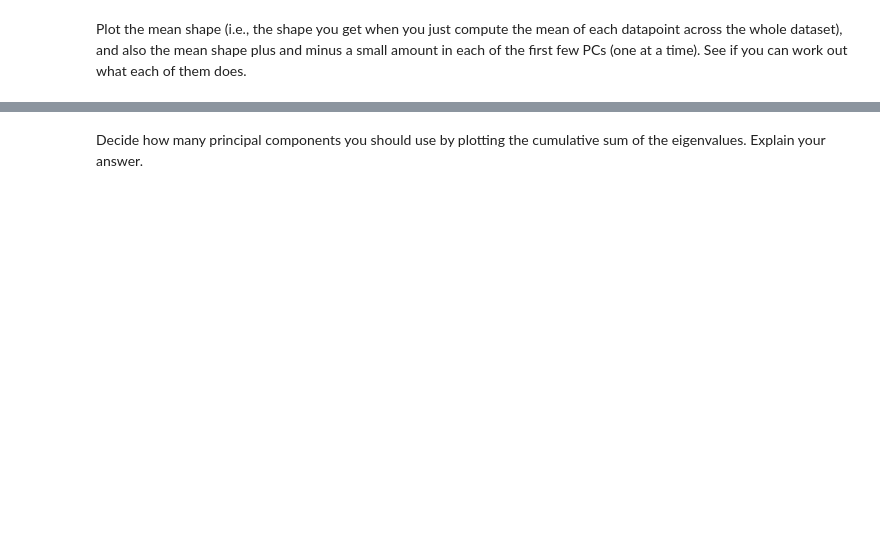
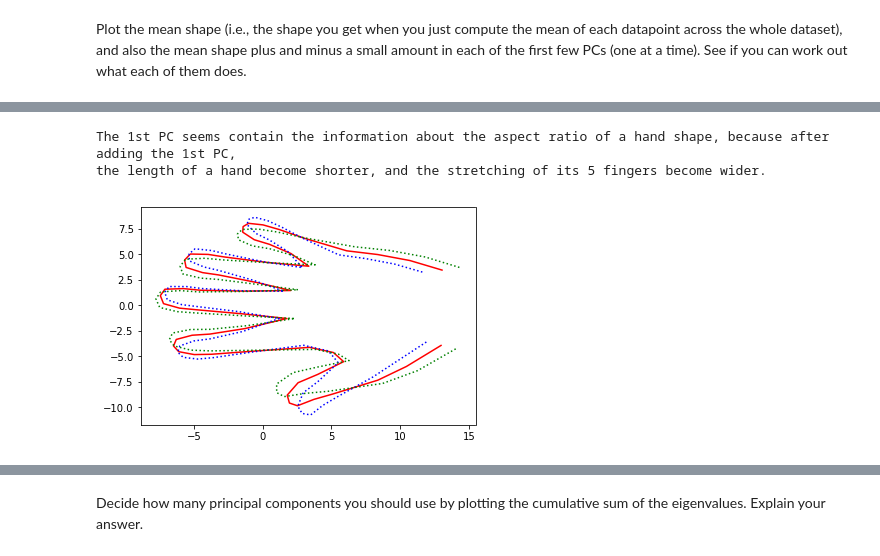
Before and after one commit to hanhnus/DATA201, a Jupyter notebook: Project 1.ipynb, the cells around one changed output, grey strips where cells are left out. Drawn from its saved outputs; the diff is of its cells as text; code cells hidden in the pictures; blank space fills up the shorter version.

```diff
--- a/Project 1.ipynb
+++ b/Project 1.ipynb
@@ -637,0 +648,15 @@ pl.plot(meanshape2[:56,], meanshape2[56:,]);   # mean shape
+# %%
+x_first_PC = evecs[:56,0]
+y_first_PC = evecs[56:,0]
+pl.plot(x_mean_shape_PCA, y_mean_shape_PCA, "r-");
+pl.plot(x_mean_shape_PCA + 5 * x_first_PC,
+        y_mean_shape_PCA + 5 * y_first_PC,  "b:");
+pl.plot(x_mean_shape_PCA - 5 * x_first_PC,
+        y_mean_shape_PCA - 5 * y_first_PC,  "g:");
+
+print("The 1st PC seems contain the information about the aspect ratio of a hand shape, because after adding the 1st PC,")
+print("the length of a hand become shorter, and the stretching of its 5 fingers become wider.")
+# %% [output]
+The 1st PC seems contain the information about the aspect ratio of a hand shape, because after adding the 1st PC,
+the length of a hand become shorter, and the stretching of its 5 fingers become wider.
+[figure, added]
```
Also changed, not shown: parts of 8 cells of this notebook.
